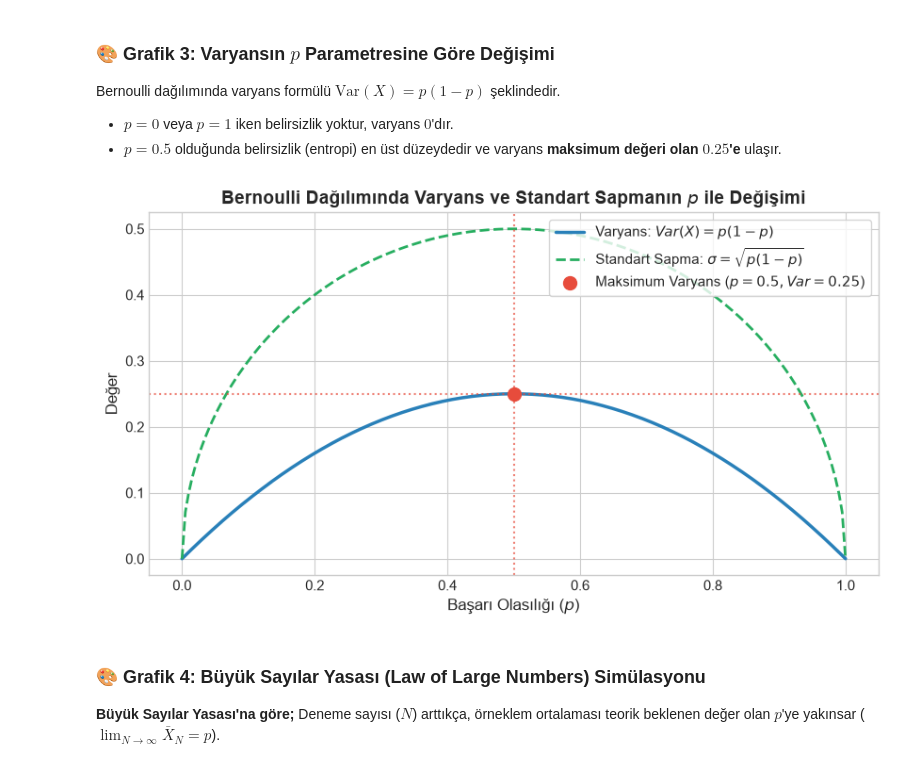
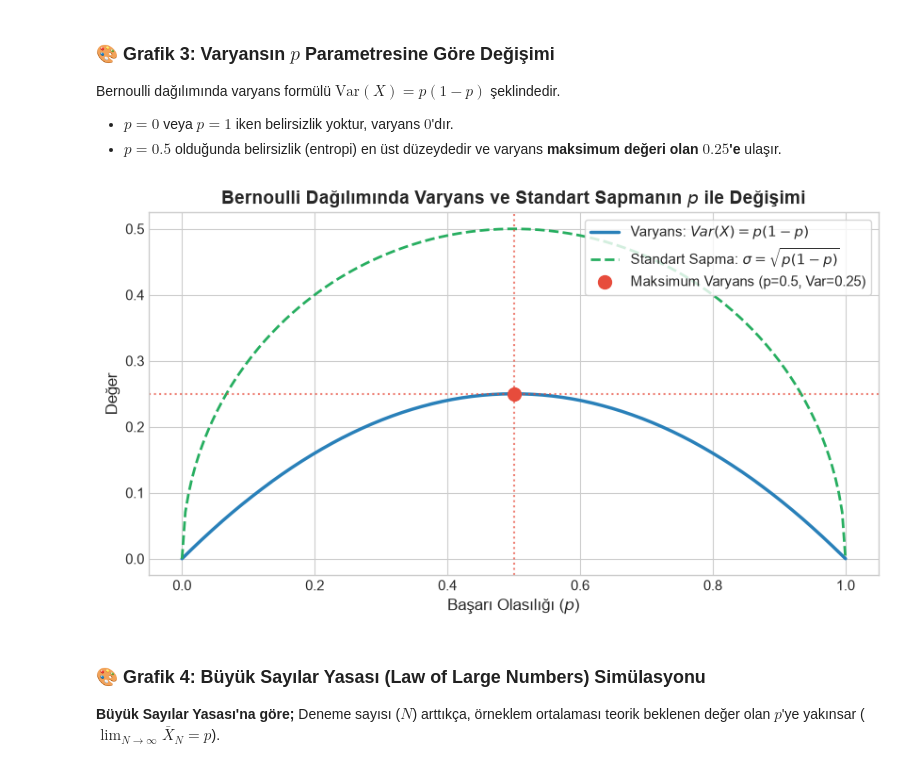
Before and after one commit to 52BaranHaydar/Olasilik-Dagilimlari, a Jupyter notebook: bernoulli_distribution.ipynb, the cells around one changed output. Saved outputs shown, nothing was run; the diff lists cells and outputs as text; code cells hidden in the pictures.

```diff
--- a/bernoulli_distribution.ipynb
+++ b/bernoulli_distribution.ipynb
@@ -230,24 +235,24 @@ Bernoulli dağılımında varyans formülü $\text{Var}(X) = p(1 - p)$ şeklinde
 # %%
 p_range = np.linspace(0, 1, 200)
 variance_range = p_range * (1 - p_range)
 std_range = np.sqrt(variance_range)
 
 plt.figure(figsize=(10, 5))
 plt.plot(p_range, variance_range, color='#2980b9', linewidth=2.5, label=r'Varyans: $Var(X) = p(1-p)$')
 plt.plot(p_range, std_range, color='#27ae60', linewidth=2, linestyle='--', label=r'Standart Sapma: $\sigma = \sqrt{p(1-p)}$')
 
 # Maksimum varyans noktası (p=0.5)
-plt.scatter(0.5, 0.25, color='#e74c3c', s=100, zorder=5, label='Maksimum Varyans ($p=0.5, Var=0.25$)')
+plt.scatter(0.5, 0.25, color='#e74c3c', s=100, zorder=5, label='Maksimum Varyans (p=0.5, Var=0.25)')
 plt.axvline(0.5, color='#e74c3c', linestyle=':', alpha=0.7)
 plt.axhline(0.25, color='#e74c3c', linestyle=':', alpha=0.7)
 
-plt.title('Bernoulli Dağılımında Varyans ve Standart Sapmanın $p$ ile Değişimi', fontsize=14, fontweight='bold')
-plt.xlabel('Başarı Olasılığı ($p$)', fontsize=12)
+plt.title(r'Bernoulli Dağılımında Varyans ve Standart Sapmanın $p$ ile Değişimi', fontsize=14, fontweight='bold')
+plt.xlabel(r'Başarı Olasılığı ($p$)', fontsize=12)
 plt.ylabel('Değer', fontsize=12)
 plt.legend(loc='upper right', frameon=True)
 plt.show()
 # %% [output]
-[figure, old version]
+[figure, new version]
 # %% [markdown]
 ### 🎨 Grafik 4: Büyük Sayılar Yasası (Law of Large Numbers) Simülasyonu
 
```
Also changed, not shown: parts of 8 cells of this notebook.
